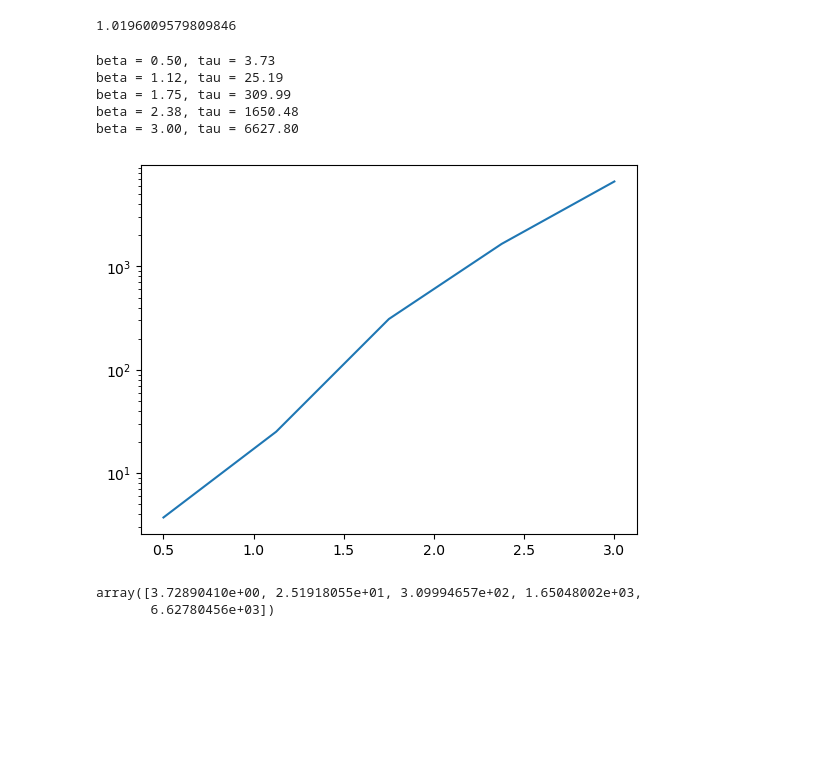
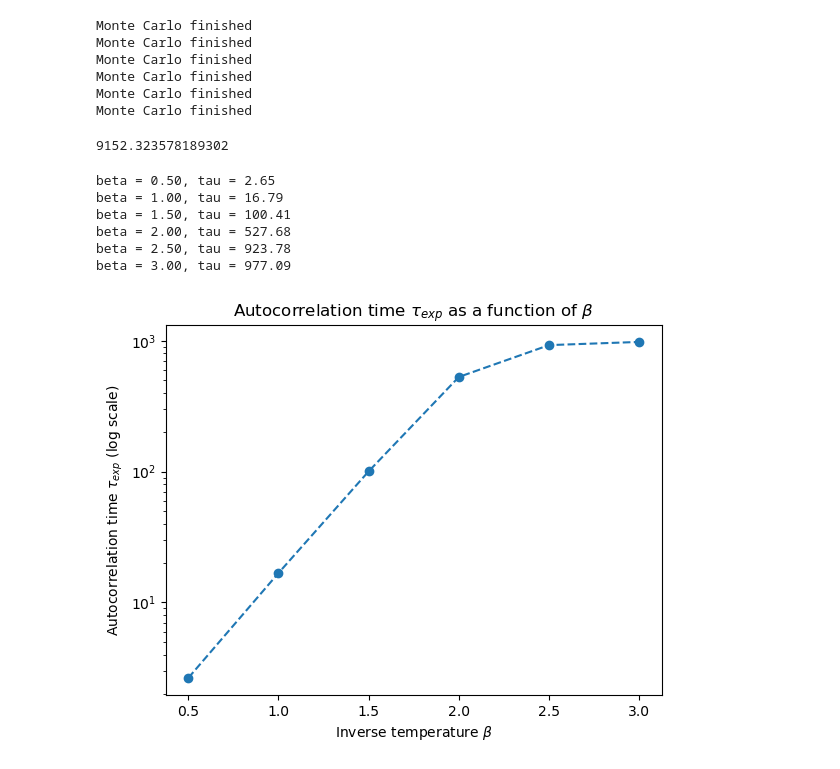
Before and after one commit to shivom-gupta/Thesis, a Jupyter notebook: acf_curve.ipynb, the cells around one changed output. Cells and saved outputs as stored; diff of their text form; code cells hidden in the pictures; blank space fills up the shorter version.

```diff
--- a/acf_curve.ipynb
+++ b/acf_curve.ipynb
@@ -8,45 +9,45 @@ J = 1
 h = 0
 size = 1_000
 n_sweeps = 100_000
-n_betas = 5
+n_betas = 6
 params = {'beta': np.linspace(0.5, 3, n_betas), 'estimate': np.empty((n_betas)), 'exact' : np.empty(n_betas), 'tau' : np.empty(n_betas), 'energies': np.empty((n_betas, n_sweeps)), 'magnetizations': np.empty((n_betas, n_sweeps))}
 # %%
-init_configuration = init_configuration(size)
 for i, beta in enumerate(params['beta']):
-    params['energies'][i], params['magnetizations'][i]= monte_carlo_noconfig(n_sweeps=n_sweeps, beta=beta, J=J, h=h, configuration=init_configuration)
+    ising = Ising(size, n_sweeps, beta, J, h)
+    ising.monte_carlo()
+    params['energies'][i], params['magnetizations'][i]= ising.energies, ising.magnetizations
     params['estimate'][i] = params['energies'][i][-1]
     params['exact'][i] = exact_energy(beta, J, N= size)
+# %% [output]
+Monte Carlo finished
+Monte Carlo finished
+Monte Carlo finished
+Monte Carlo finished
+Monte Carlo finished
+Monte Carlo finished
 # %%
 SE = (params['estimate'] -  params['exact']).std()/np.sqrt(n_betas)
 # %%
 np.abs(SE*100/params['estimate'].mean())
 # %% [output]
-1.0196009579809846
+9152.323578189302
 # %%
 for i, beta in enumerate(params['beta']):
-    corr = acf(params['magnetizations'][i], 10_000)
-    tau = 1/2
-    for j in range(corr.shape[-1]):
-        tau += corr[j]
-        if j >= 6 * tau:
-            break
-        else:
-            continue
-    params['tau'][i] = tau
-    print(f'beta = {beta:.2f}, tau = {tau:.2f}')
+    params['tau'][i] = calculate_tau(params['magnetizations'][i])
+    print(f'beta = {beta:.2f}, tau = {params["tau"][i]:.2f}')
 # %% [output]
-beta = 0.50, tau = 3.73
-beta = 1.12, tau = 25.19
-beta = 1.75, tau = 309.99
-beta = 2.38, tau = 1650.48
-beta = 3.00, tau = 6627.80
+beta = 0.50, tau = 2.65
+beta = 1.00, tau = 16.79
+beta = 1.50, tau = 100.41
+beta = 2.00, tau = 527.68
+beta = 2.50, tau = 923.78
+beta = 3.00, tau = 977.09
-# %%
-plt.plot(params['beta'], params['tau'])
-plt.yscale('log')
-# %% [output]
-[figure, removed]
-# %%
-params['tau']
-# %% [output]
-array([3.72890410e+00, 2.51918055e+01, 3.09994657e+02, 1.65048002e+03,
-       6.62780456e+03])
+# %%
+plt.plot(params['beta'], params['tau'], 'o--')
+plt.yscale('log')
+plt.xlabel(r'Inverse temperature $\beta$')
+plt.ylabel(r'Autocorrelation time $\tau_{exp}$ (log scale)')
+plt.title(r'Autocorrelation time $\tau_{exp}$ as a function of $\beta$')
+plt.show()
+# %% [output]
+[figure, added]
```
Also changed, not shown: parts of 1 cell of this notebook, 6 other files.
